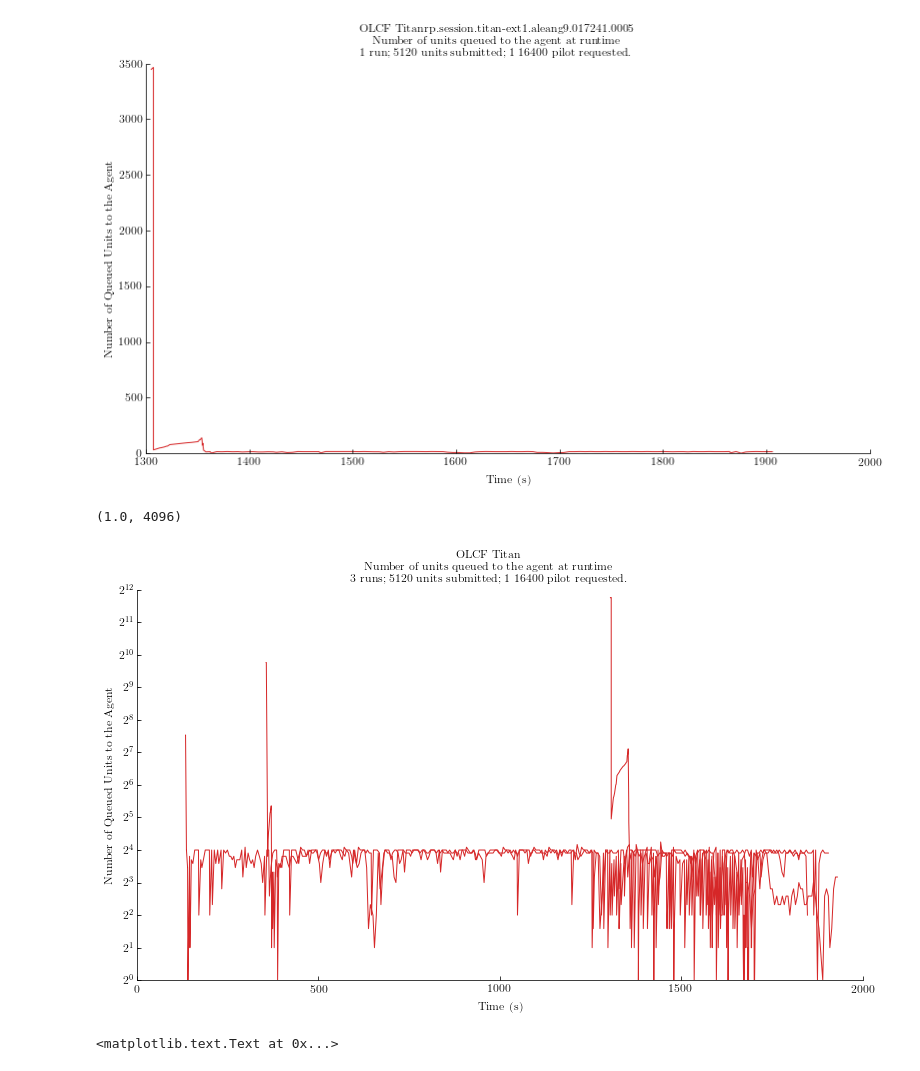
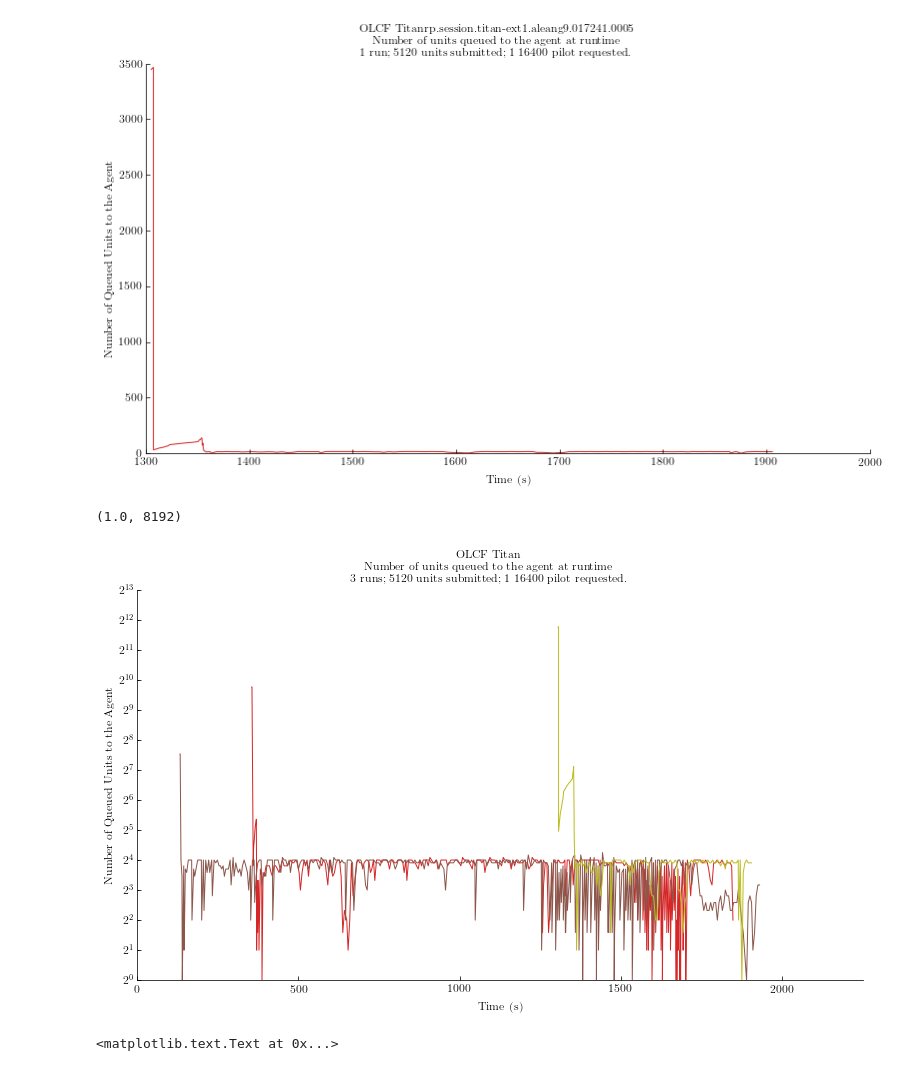
Before and after one commit to radical-experiments/rp-paper, a Jupyter notebook: analysis/rp_paper_experiments.ipynb, the cells around one changed output. Drawn from its saved outputs; the diff is of its cells as text; code cells hidden in the pictures.

```diff
--- a/analysis/rp_paper_experiments.ipynb
+++ b/analysis/rp_paper_experiments.ipynb
@@ -899,30 +899,32 @@ plt.ylabel('Number of Queued Units to the Agent')
 # %%
 fig, ax = fig_setup()
 
 title='OLCF Titan\n'+\
 'Number of units queued to the agent at runtime\n'+\
 '3 runs; 5120 units submitted; 1 16400 pilot requested.'
 fig.suptitle(title)
 
+c = 0
 for s1 in sras_titan_atlas[1]:
 
     # Plot concurrent active units
     scu = s1.concurrency(state=['AGENT_SCHEDULING_PENDING', 'AGENT_SCHEDULING'])
     x = [item[0] for item in scu]
     y = [item[1] for item in scu]
-    ax.plot(x, y, color=tableau20[6])
+    ax.plot(x, y, color=tableau20[c])
+    c+=2
 
 plt.xlabel('Time (s)')
 plt.ylabel('Number of Queued Units to the Agent')
 
 ax.set_yscale('log', basey=2)
-ax.set_xlim(0, 2000)
-ax.set_ylim(0, 2**12)
+ax.set_xlim(0, 2250)
+ax.set_ylim(0, 2**13)
 
 # plt.savefig('figures/osg_nactive-concurrent-pilots_64.pdf', dpi=600, bbox_inches='tight')
 # %% [output]
-(1.0, 4096)
+(1.0, 8192)
-[figure, old version]
+[figure, new version]
 # %%
 fig, ax = fig_setup()
 
```
Also changed, not shown: parts of 3 cells of this notebook.
